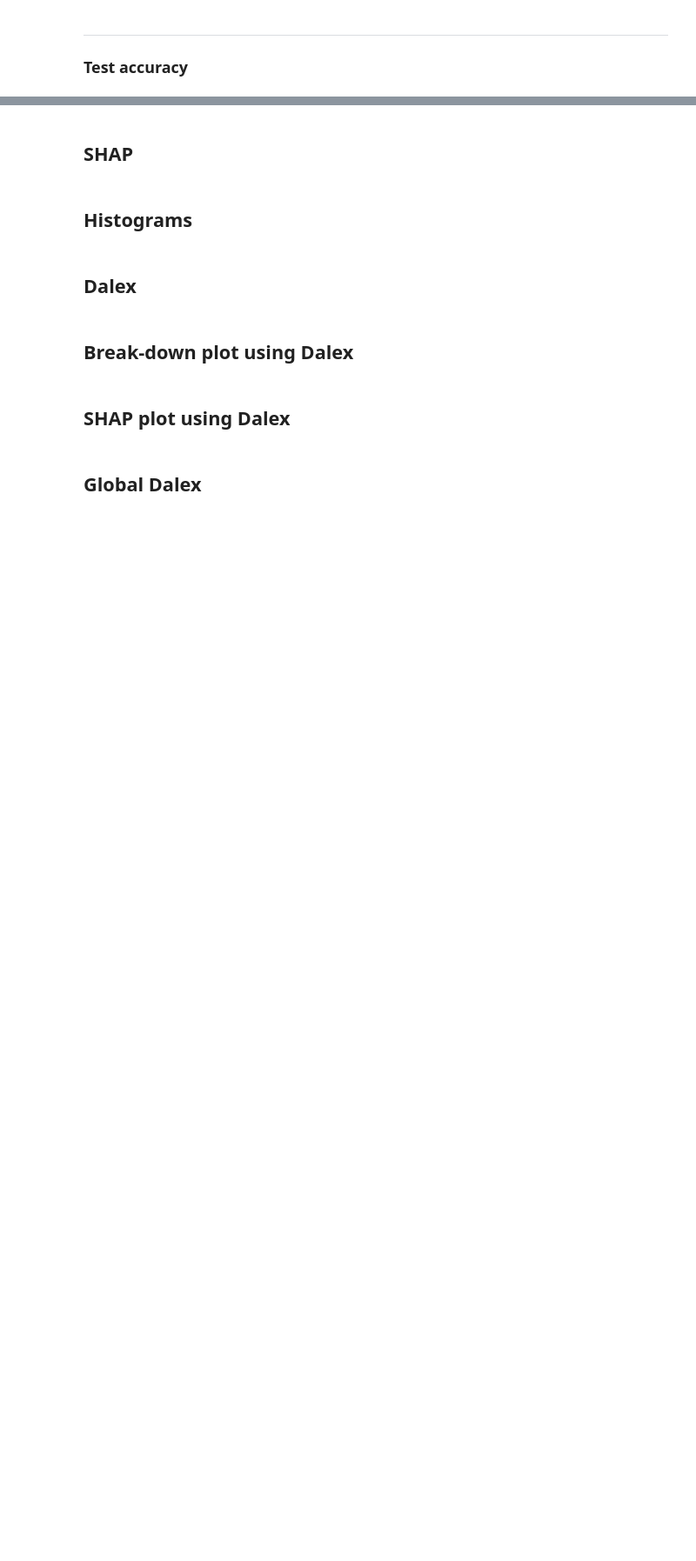
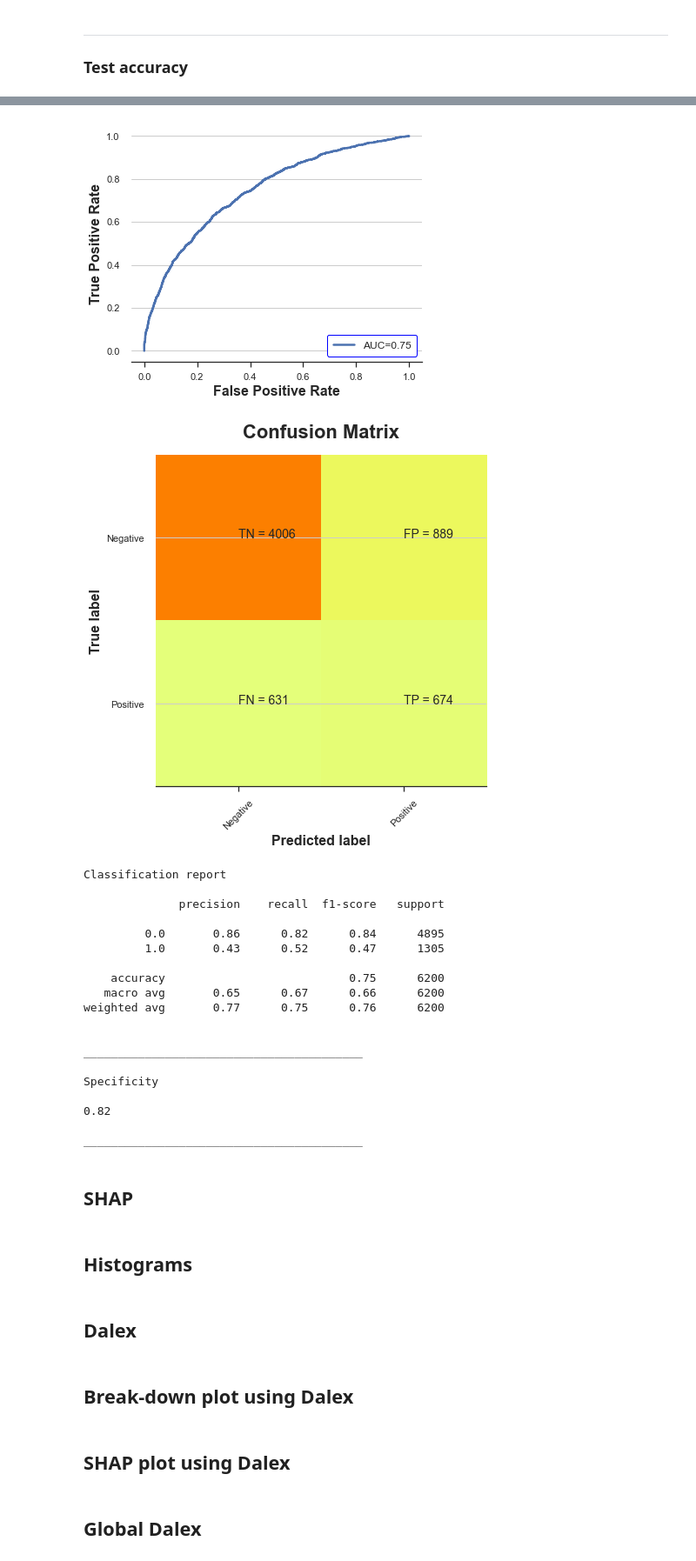
Before and after one commit to amirhkr/AKI_MIMIC4, a Jupyter notebook: ML_models_notebooks/all_scr/new/xgb_all_scr.ipynb, the cells around one changed output, grey strips where cells are left out. Shown at 87% size. Saved outputs shown, nothing was run; the diff lists cells and outputs as text; code cells hidden in the pictures; blank space fills up the shorter version.

```diff
--- a/ML_models_notebooks/all_scr/new/xgb_all_scr.ipynb
+++ b/ML_models_notebooks/all_scr/new/xgb_all_scr.ipynb
@@ -944,3 +1043,38 @@ disp.plot()
+# %%
+plt.rcParams["figure.figsize"] = (6,5)
+clf_threshold = 0.18
+
+X,y = X_valid.values, y_valid.values
+
+# model.fit(X_train, y_train)
+
+y_pred = calibrated.predict(X)
+y_pred_proba = calibrated.predict_proba(X)
+y_pred  = (y_pred_proba[:,1] >= clf_threshold).astype(int)
+
+confusion_matrix_plot(y, y_pred, y_pred_proba)
+# %% [output]
+[figure, added]
+[figure, added]
+Classification report
+
+              precision    recall  f1-score   support
+
+         0.0       0.86      0.82      0.84      4895
+         1.0       0.43      0.52      0.47      1305
+
+    accuracy                           0.75      6200
+   macro avg       0.65      0.67      0.66      6200
+weighted avg       0.77      0.75      0.76      6200
+
+
+_________________________________________
+
+Specificity
+
+0.82
+
+_________________________________________
 # %%
 from sklearn.feature_selection import mutual_info_classif
 
```
Also changed, not shown: parts of 5 cells of this notebook, 15 other files.
